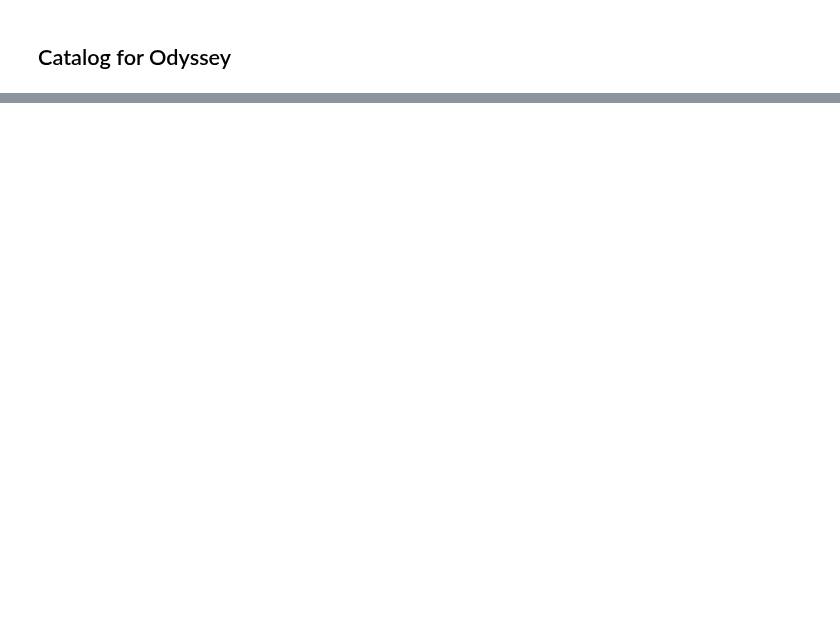
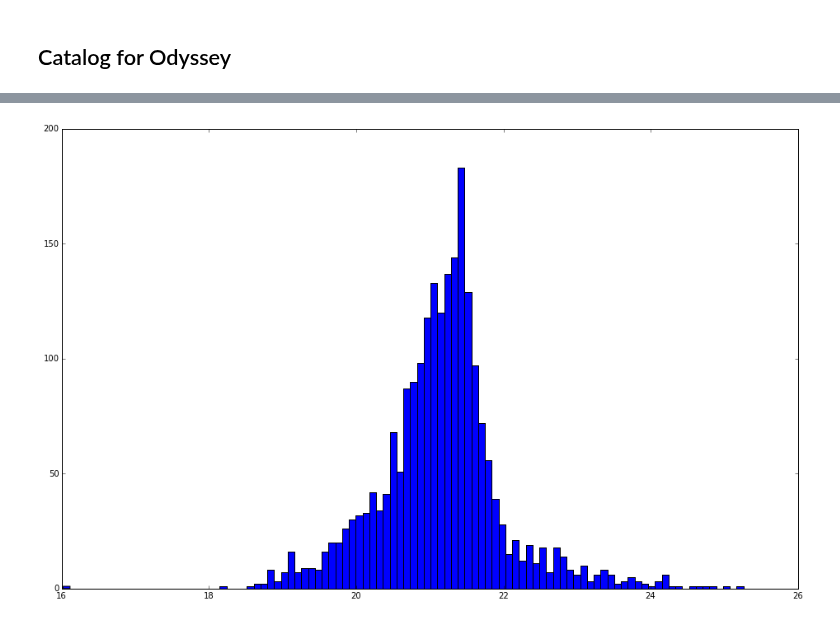
Before and after one commit to sagasurvey/erik, a Jupyter notebook: ipython_notebooks/2015Feb-MMTHecto.ipynb, the cells around one changed output, grey strips where cells are left out. Drawn from its saved outputs; the diff is of its cells as text; code cells hidden in the pictures; blank space fills up the shorter version.

```diff
--- a/ipython_notebooks/2015Feb-MMTHecto.ipynb
+++ b/ipython_notebooks/2015Feb-MMTHecto.ipynb
@@ -54,3 +47,9 @@ odyincat = ascii.read('mmthecto/mmt2015a_nsa147100.dat', format='basic', names='
 len(odyincat)
 # %% [output]
 283
+# %%
+n85746 = hosts.NSAHost(85746)
+n85746.environsarcmin = 50
+n85746.sdss_environs_query(True)
+n85746incat = ascii.read('mmthecto/mmt2015a_nsa85746.dat', format='basic', names='ra,dec,objID,r,fibermag_r,rank'.split(','))
+len(n85746incat)
@@ -169,0 +198,5 @@ Found 172 guide stars
+# %%
+plt.hist(n85746incat['fibermag_r'],bins=100)
+None
+# %% [output]
+[figure, added]
```
Also changed, not shown: parts of 33 cells of this notebook.
